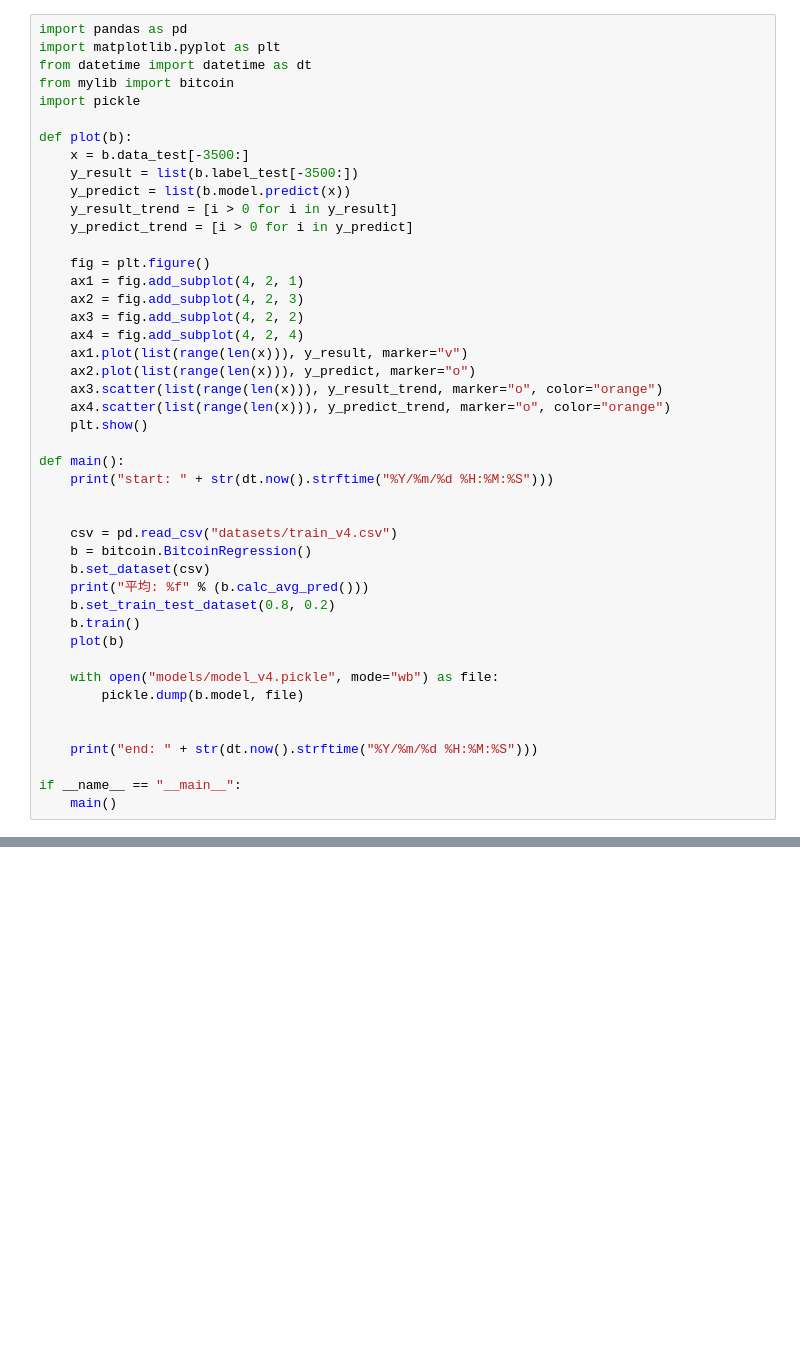
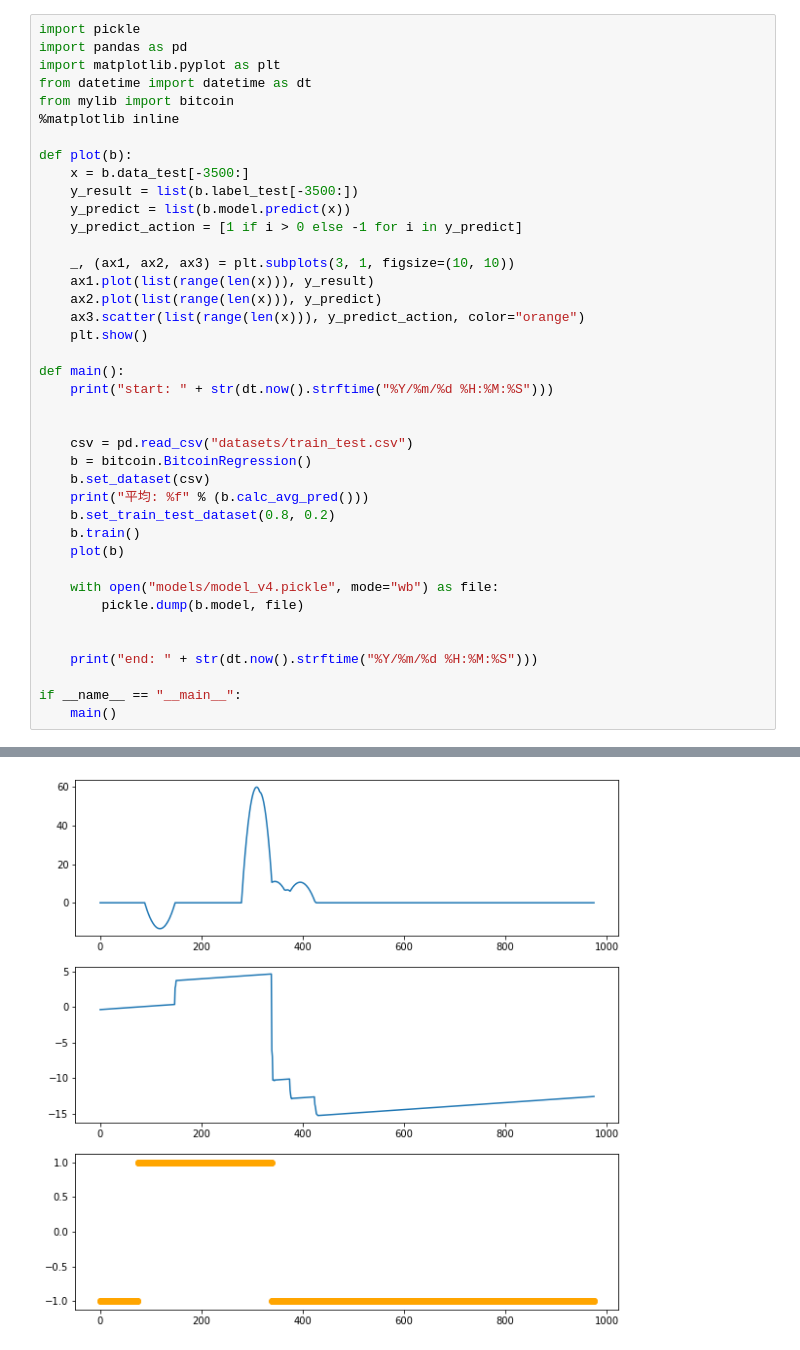
Before and after one commit to awesomest/mytrader, a Jupyter notebook: create_model.ipynb, the cells around one changed output, grey strips where cells are left out. Cells and saved outputs as stored; diff of their text form; blank space fills up the shorter version.

```diff
--- a/create_model.ipynb
+++ b/create_model.ipynb
@@ -1,33 +1,28 @@
 # %%
+import pickle
 import pandas as pd
 import matplotlib.pyplot as plt
 from datetime import datetime as dt
 from mylib import bitcoin
-import pickle
+%matplotlib inline
 
 def plot(b):
     x = b.data_test[-3500:]
     y_result = list(b.label_test[-3500:])
     y_predict = list(b.model.predict(x))
-    y_result_trend = [i > 0 for i in y_result]
-    y_predict_trend = [i > 0 for i in y_predict]
+    y_predict_action = [1 if i > 0 else -1 for i in y_predict]
 
-    fig = plt.figure()
-    ax1 = fig.add_subplot(4, 2, 1)
-    ax2 = fig.add_subplot(4, 2, 3)
-    ax3 = fig.add_subplot(4, 2, 2)
-    ax4 = fig.add_subplot(4, 2, 4)
-    ax1.plot(list(range(len(x))), y_result, marker="v")
-    ax2.plot(list(range(len(x))), y_predict, marker="o")
-    ax3.scatter(list(range(len(x))), y_result_trend, marker="o", color="orange")
-    ax4.scatter(list(range(len(x))), y_predict_trend, marker="o", color="orange")
+    _, (ax1, ax2, ax3) = plt.subplots(3, 1, figsize=(10, 10))
+    ax1.plot(list(range(len(x))), y_result)
+    ax2.plot(list(range(len(x))), y_predict)
+    ax3.scatter(list(range(len(x))), y_predict_action, color="orange")
     plt.show()
 
 def main():
     print("start: " + str(dt.now().strftime("%Y/%m/%d %H:%M:%S")))
 
 
-    csv = pd.read_csv("datasets/train_v4.csv")
+    csv = pd.read_csv("datasets/train_test.csv")
     b = bitcoin.BitcoinRegression()
     b.set_dataset(csv)
     print("平均: %f" % (b.calc_avg_pred()))
@@ -48,0 +44 @@ start: 2020/05/05 07:00:20
+[figure, added]
```
Also changed, not shown: parts of 2 cells of this notebook, 3 other files.
